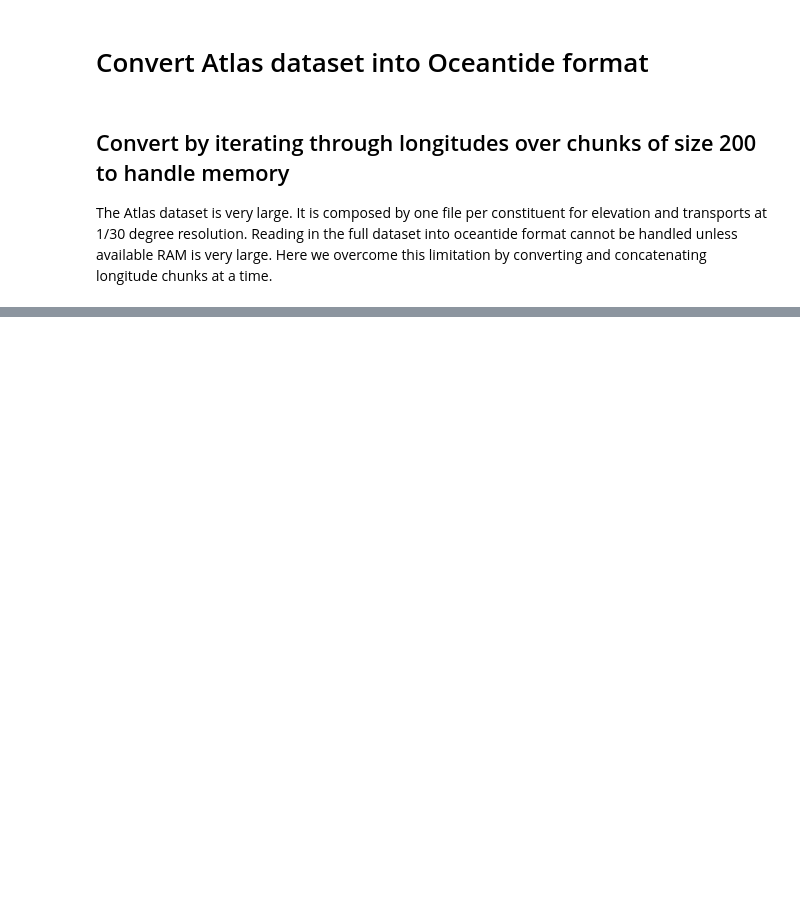
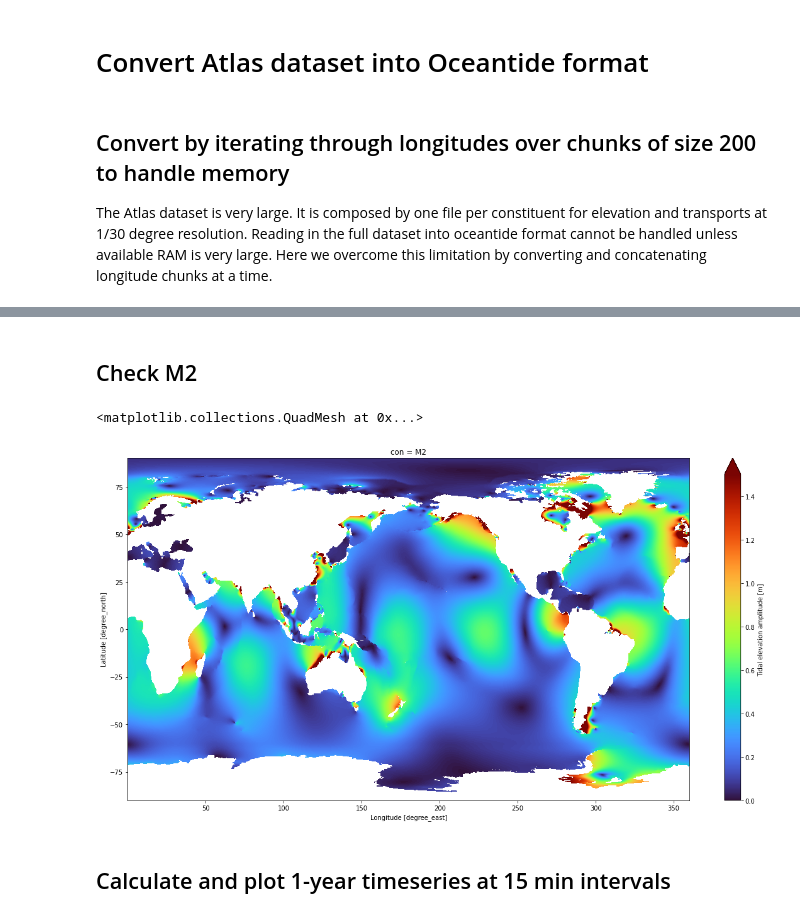
Before and after one commit to simonweppe/oceantide, a Jupyter notebook: notebooks/atlas_to_oceantide.ipynb, the cells around one changed output, grey strips where cells are left out. Cells and saved outputs as stored; diff of their text form; code cells hidden in the pictures; blank space fills up the shorter version.

```diff
--- a/notebooks/atlas_to_oceantide.ipynb
+++ b/notebooks/atlas_to_oceantide.ipynb
@@ -42,3 +44,6 @@ for ind in chunked_iterable(range(lons.size), size=itersize):
         mode = "a"
         append_dim = "lon"
     dset.to_zarr("./atlas.zarr", mode=mode, consolidated=True, append_dim=append_dim)
+# %%
+dset = read_oceantide("./atlas.zarr", chunks={})
+dset
@@ -44,0 +105,12 @@ for ind in chunked_iterable(range(lons.size), size=itersize):
+# %% [markdown]
+## Check M2
+# %%
+ds = dset.sel(con="M2").tide.amplitude("h")
+ds = ds.load()
+ds = ds.where(ds>0)
+ds.plot(figsize=(20, 10), vmin=0, vmax=1.5, cmap="turbo")
+# %% [output]
+<matplotlib.collections.QuadMesh at 0x...>
+[figure, added]
+# %% [markdown]
+## Calculate and plot 1-year timeseries at 15 min intervals
```
Also changed, not shown: parts of 4 cells of this notebook.
